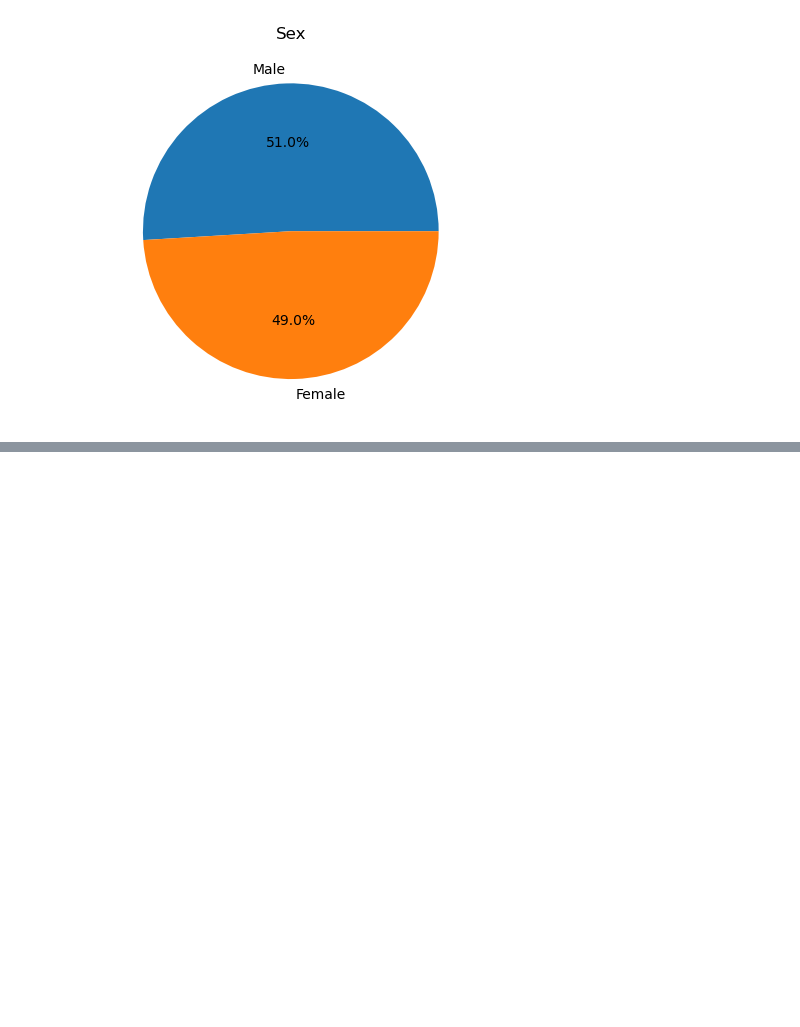
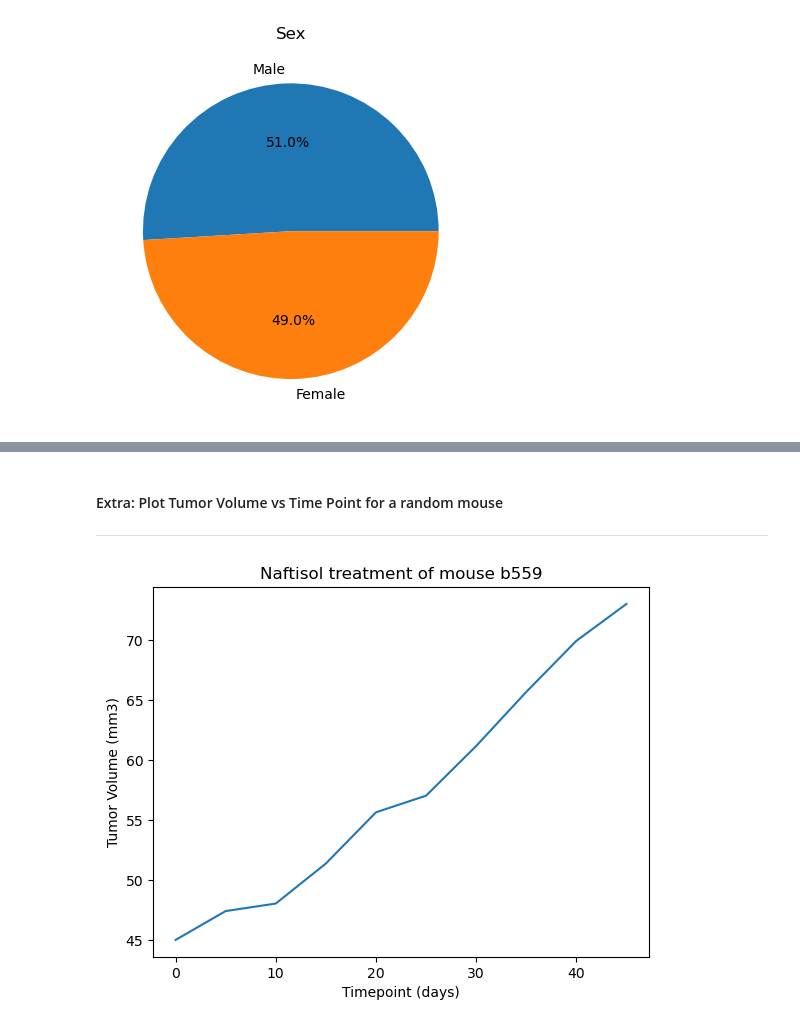
Before and after one commit to paololabuguen/pyplot-challenge, a Jupyter notebook: Pymaceuticals/pymaceuticals_notebook.ipynb, the cells around one changed output, grey strips where cells are left out. Drawn from its saved outputs; the diff is of its cells as text; code cells hidden in the pictures; blank space fills up the shorter version.

```diff
--- a/Pymaceuticals/pymaceuticals_notebook.ipynb
+++ b/Pymaceuticals/pymaceuticals_notebook.ipynb
@@ -261,0 +376,39 @@ plt.show()
+# %% [markdown]
+#### Extra: Plot Tumor Volume vs Time Point for a random mouse
+---
+# %%
+#################################################################################
+#########################  This is an experiment  ###############################
+#################################################################################
+
+# Experiment with plotting tumor volume vs. time point for a random mouse
+
+# Need to remove the duplicate mice from the total mice list
+mice_list_clean = np.setdiff1d(mice_list, [mice_list_dup[0]])
+
+# Generate a random number between all the mice
+rand_num = random.randint(0, len(mice_list_clean)-1)
+
+# Collect the random mouse's info into a dataframe
+mouse_info = mouse_df_clean.loc[mouse_df_clean["Mouse ID"] == mice_list_clean[rand_num], :]
+
+# Collect the drug regimen used for this specific mouse
+mouse_drug = mouse_info["Drug Regimen"].values[0]
+
+# Plot a line graph for mice with more than one timepoint data
+if len(mouse_info["Timepoint"].values) > 1:
+    plt.plot(mouse_info["Timepoint"].values, mouse_info["Tumor Volume (mm3)"].values)
+    plt.xlabel("Timepoint (days)")
+    plt.ylabel("Tumor Volume (mm3)")
+    plt.title(f"{mouse_drug} treatment of mouse {mice_list_clean[rand_num]}")
+
+# Plot a scatter plot for mice with only a single timepoint data
+else:
+    plt.scatter(mouse_info["Timepoint"].values, mouse_info["Tumor Volume (mm3)"].values)
+    plt.xlabel("Timepoint (days)")
+    plt.ylabel("Tumor Volume (mm3)")
+    plt.title(f"{mouse_drug} treatment of mouse {mice_list_clean[rand_num]}")
+
+plt.show()
+# %% [output]
+[figure, added]
```
Also changed, not shown: parts of 22 cells of this notebook.
